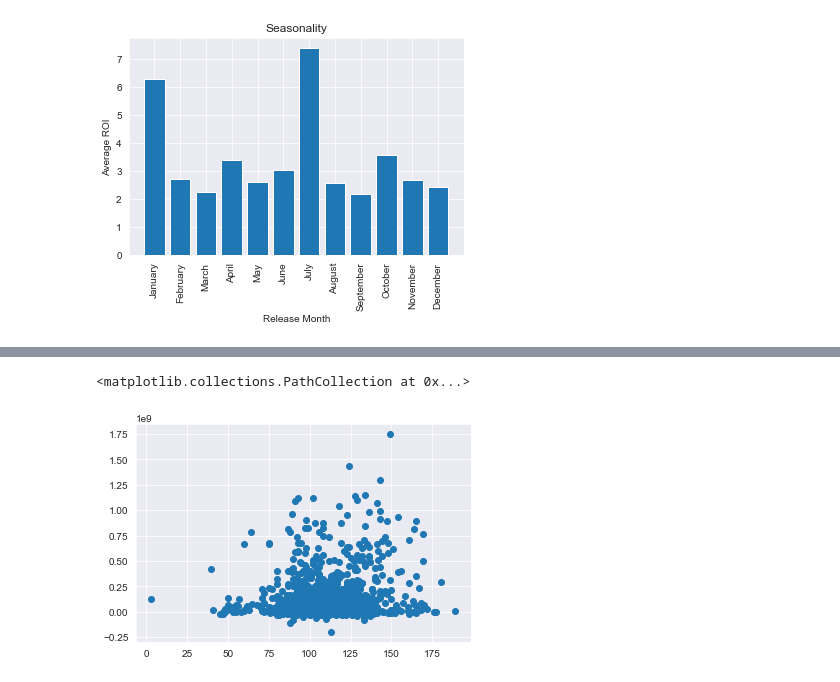
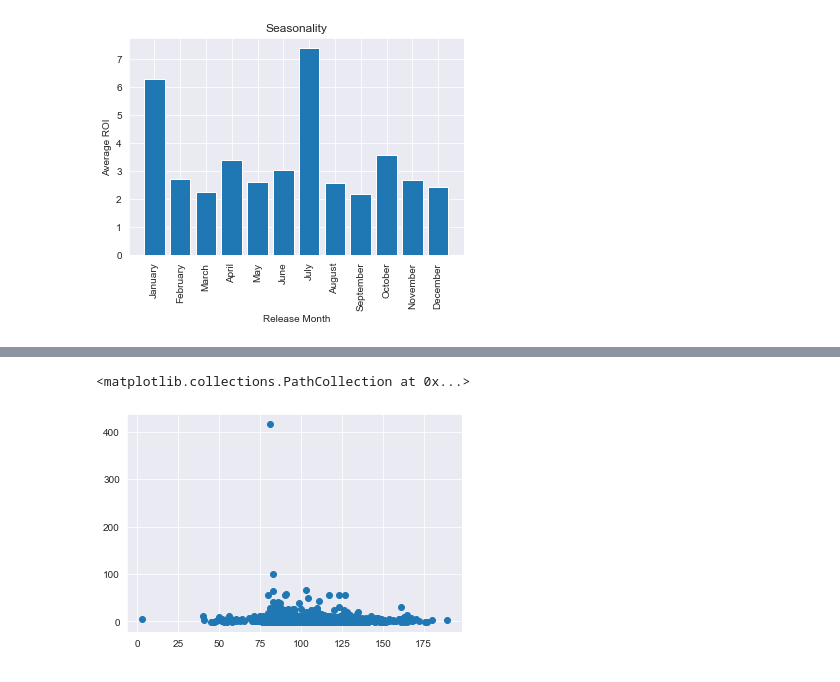
Before and after one commit to ZenBurrito/Phase-1Project, a Jupyter notebook: final_merge-DBcopy.ipynb, the cells around one changed output, grey strips where cells are left out. Drawn from its saved outputs; the diff is of its cells as text; code cells hidden in the pictures.

Commit message:
added image

```diff
--- a/final_merge-DBcopy.ipynb
+++ b/final_merge-DBcopy.ipynb
@@ -692,10 +696,10 @@ df_merge.head()
 # %%
 fig_runtime, ax = plt.subplots()
 sns.set_style('darkgrid')
 
-ax.scatter(df_merge['runtime_minutes'], df_merge['profit'])
+ax.scatter(df_merge['runtime_minutes'], df_merge['ROI'])
 # %% [output]
 <matplotlib.collections.PathCollection at 0x...>
-[figure, old version]
+[figure, new version]
 # %%
 df_merge.sort_values(by = 'worldwide_gross', ascending = False).head(20)
```
Also changed, not shown: parts of 13 cells of this notebook, 1 other file.
